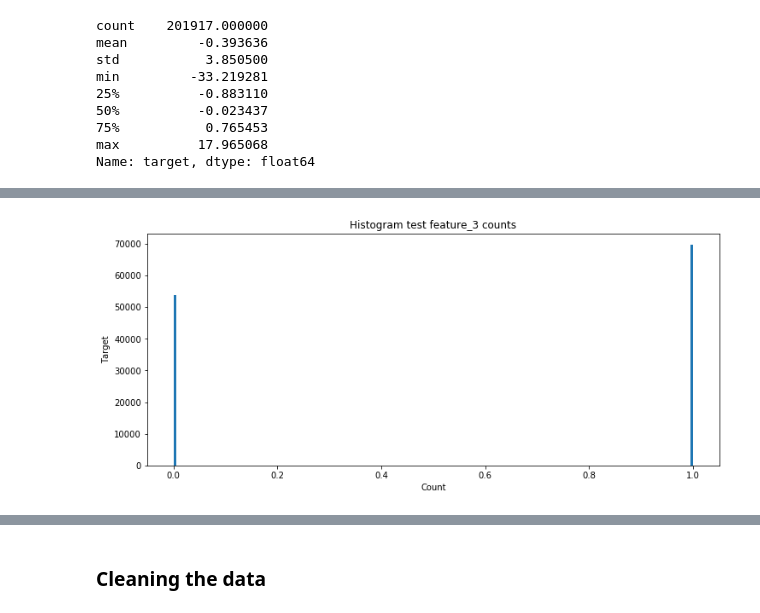
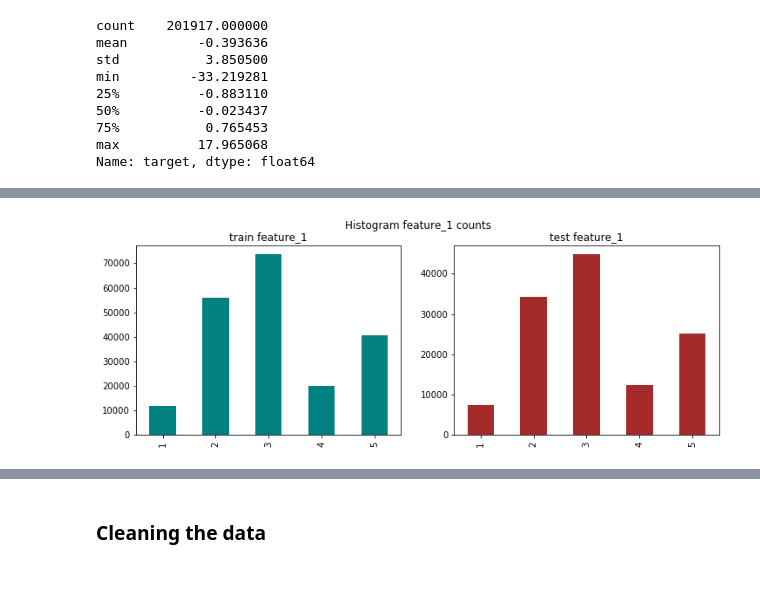
Before and after one commit to johngreibelarsen/understand-customer-loyalty, a Jupyter notebook: basic_kernel.ipynb, the cells around one changed output, grey strips where cells are left out. Saved outputs shown, nothing was run; the diff lists cells and outputs as text; code cells hidden in the pictures; blank space fills up the shorter version.

```diff
--- a/basic_kernel.ipynb
+++ b/basic_kernel.ipynb
@@ -117,9 +126,8 @@ plt.show()
-# %%
-plt.figure(figsize=(12, 5))
-plt.hist(df_test.feature_3.values, bins=200)
-plt.title('Histogram test feature_3 counts')
-plt.xlabel('Count')
-plt.ylabel('Target')
-plt.show()
-# %% [output]
-[figure, removed]
+# %%
+fig, ax = plt.subplots(1, 2, figsize = (12, 4));
+df_train['feature_1'].value_counts().sort_index().plot(kind='bar', ax=ax[0], color='teal', title='train feature_1');
+df_test['feature_1'].value_counts().sort_index().plot(kind='bar', ax=ax[1], color='brown', title='test feature_1');
+plt.suptitle('Histogram feature_1 counts');
+plt.show()
+# %% [output]
+[figure, added]
```
Also changed, not shown: parts of 29 cells of this notebook.
